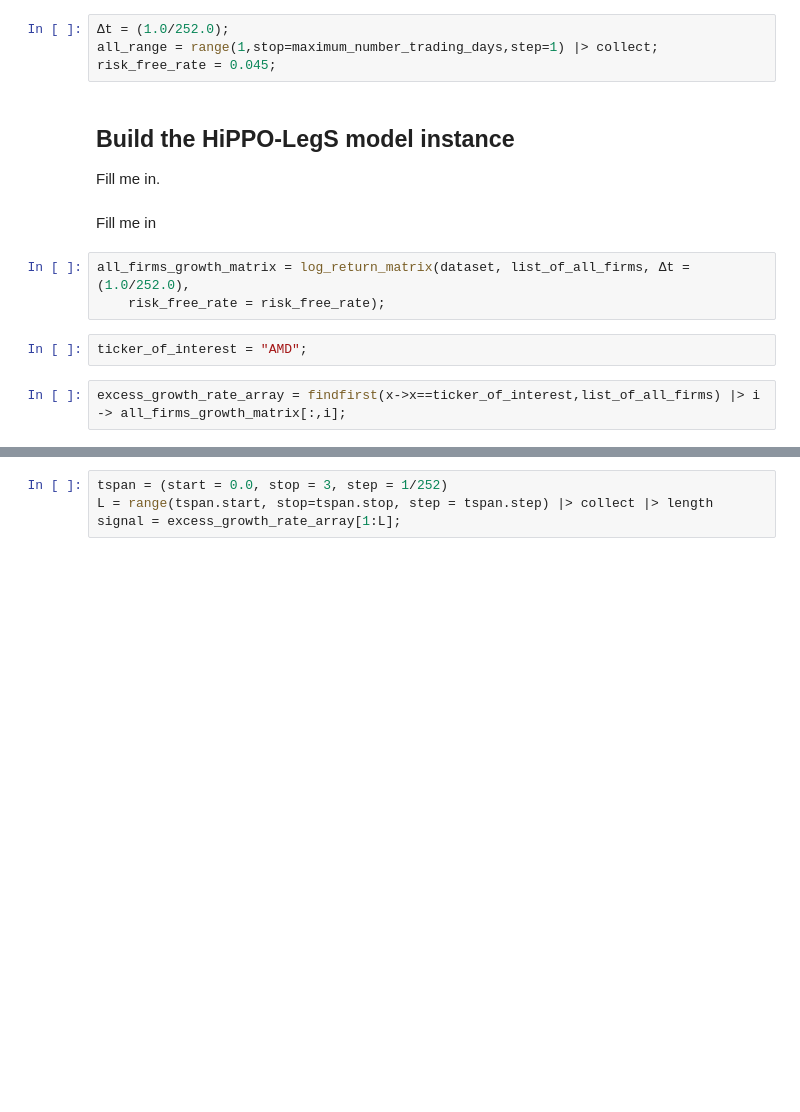
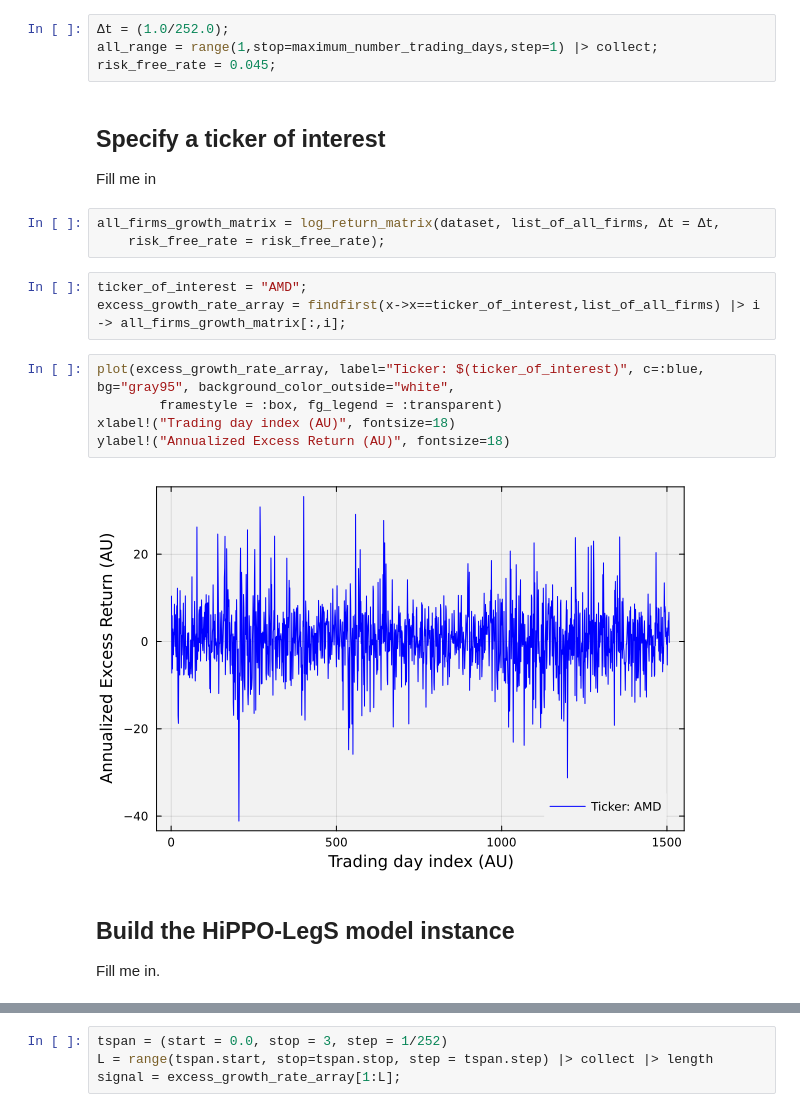
Before and after one commit to varnerlab/CHEME-130-eCornell-Repository, a Jupyter notebook: courses/CHEME-132/module-2/CHEME-132-Module-2-Advanced-Hippo-SSM.ipynb, the cells around one changed output, grey strips where cells are left out. Saved outputs shown, nothing was run; the diff lists cells and outputs as text; blank space fills up the shorter version.

```diff
--- a/courses/CHEME-132/module-2/CHEME-132-Module-2-Advanced-Hippo-SSM.ipynb
+++ b/courses/CHEME-132/module-2/CHEME-132-Module-2-Advanced-Hippo-SSM.ipynb
@@ -51,15 +51,22 @@ Finally, we set some constant values that are used throughout the study. In part
 Δt = (1.0/252.0);
 all_range = range(1,stop=maximum_number_trading_days,step=1) |> collect;
 risk_free_rate = 0.045;
+# %% [markdown]
+## Specify a ticker of interest
+Fill me in
+# %%
+all_firms_growth_matrix = log_return_matrix(dataset, list_of_all_firms, Δt = Δt,
+    risk_free_rate = risk_free_rate);
+# %%
+ticker_of_interest = "AMD";
+excess_growth_rate_array = findfirst(x->x==ticker_of_interest,list_of_all_firms) |> i -> all_firms_growth_matrix[:,i];
+# %%
+plot(excess_growth_rate_array, label="Ticker: $(ticker_of_interest)", c=:blue, bg="gray95", background_color_outside="white",
+        framestyle = :box, fg_legend = :transparent)
+xlabel!("Trading day index (AU)", fontsize=18)
+ylabel!("Annualized Excess Return (AU)", fontsize=18)
+# %% [output]
+[figure, added]
 # %% [markdown]
 ## Build the HiPPO-LegS model instance
 Fill me in.
-# %% [markdown]
-Fill me in
-# %%
-all_firms_growth_matrix = log_return_matrix(dataset, list_of_all_firms, Δt = (1.0/252.0),
-    risk_free_rate = risk_free_rate);
-# %%
-ticker_of_interest = "AMD";
-# %%
-excess_growth_rate_array = findfirst(x->x==ticker_of_interest,list_of_all_firms) |> i -> all_firms_growth_matrix[:,i];
```
Also changed, not shown: parts of 13 cells of this notebook, 5 other files.
